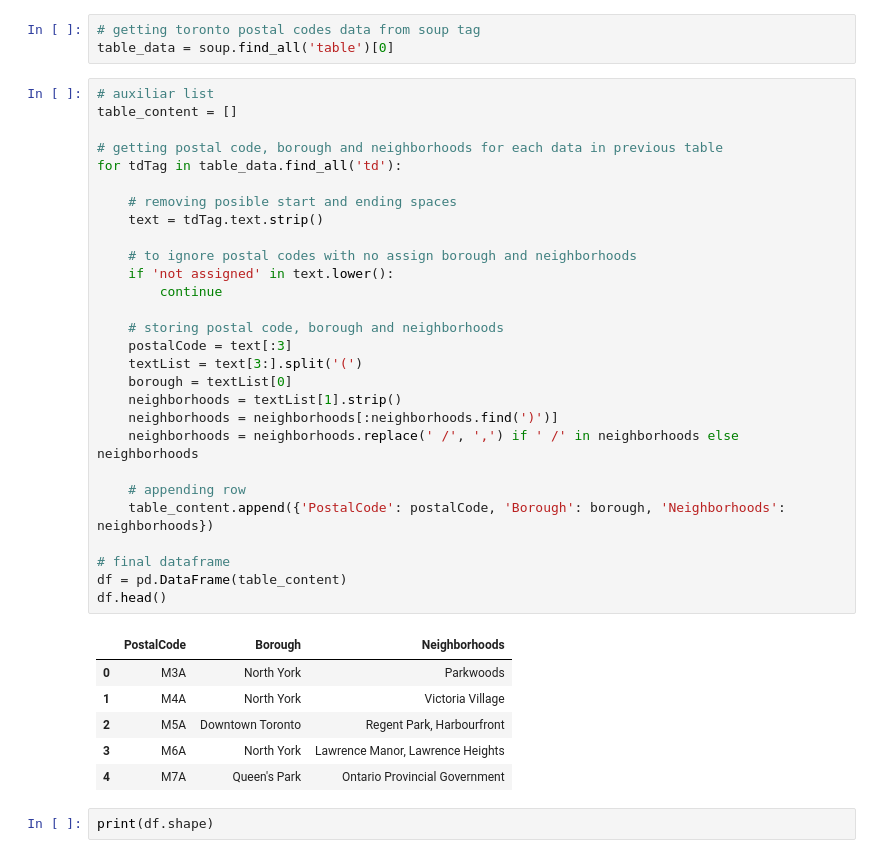
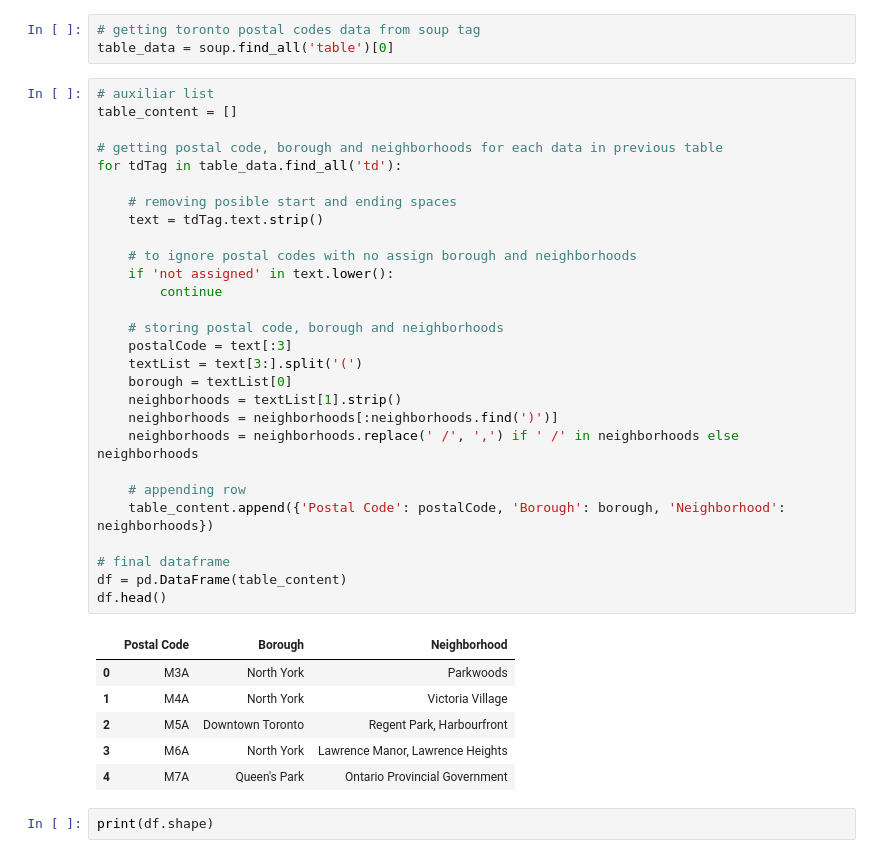
Before and after one commit to joseduno/Coursera_Capstone, a Jupyter notebook: Week 3.ipynb, the cells around one changed output. Saved outputs shown, nothing was run; the diff lists cells and outputs as text.

```diff
--- a/Week 3.ipynb
+++ b/Week 3.ipynb
@@ -12,33 +48,33 @@ table_data = soup.find_all('table')[0]
 # %%
 # auxiliar list
 table_content = []
 
 # getting postal code, borough and neighborhoods for each data in previous table
 for tdTag in table_data.find_all('td'):
 
     # removing posible start and ending spaces
     text = tdTag.text.strip()
 
     # to ignore postal codes with no assign borough and neighborhoods
     if 'not assigned' in text.lower():
         continue
 
     # storing postal code, borough and neighborhoods
     postalCode = text[:3]
     textList = text[3:].split('(')
     borough = textList[0]
     neighborhoods = textList[1].strip()
     neighborhoods = neighborhoods[:neighborhoods.find(')')]
     neighborhoods = neighborhoods.replace(' /', ',') if ' /' in neighborhoods else neighborhoods
 
     # appending row
-    table_content.append({'PostalCode': postalCode, 'Borough': borough, 'Neighborhoods': neighborhoods})
+    table_content.append({'Postal Code': postalCode, 'Borough': borough, 'Neighborhood': neighborhoods})
 
 # final dataframe
 df = pd.DataFrame(table_content)
 df.head()
 # %% [output]
-|  | PostalCode | Borough | Neighborhoods |
+|  | Postal Code | Borough | Neighborhood |
 | 0 | M3A | North York | Parkwoods |
 | 1 | M4A | North York | Victoria Village |
 | 2 | M5A | Downtown Toronto | Regent Park, Harbourfront |
```
Also changed, not shown: parts of 35 cells of this notebook.
